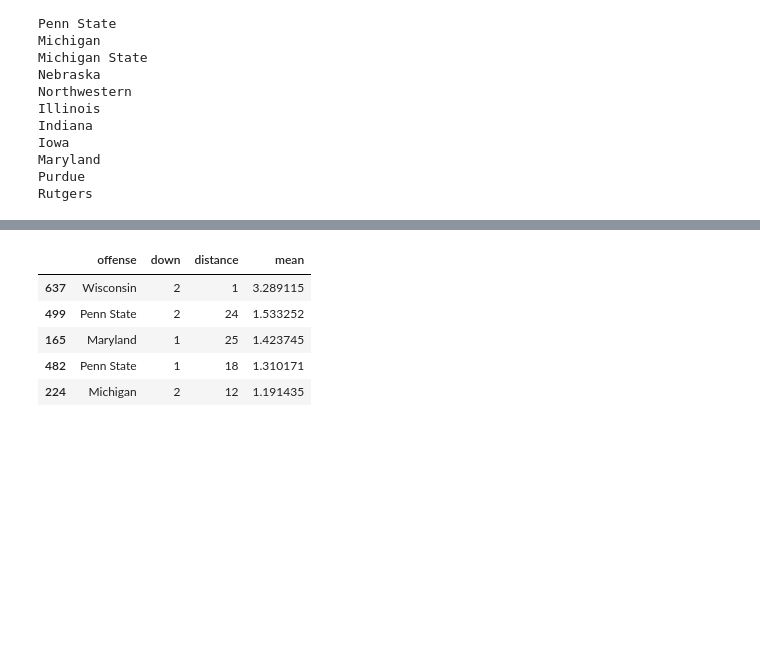
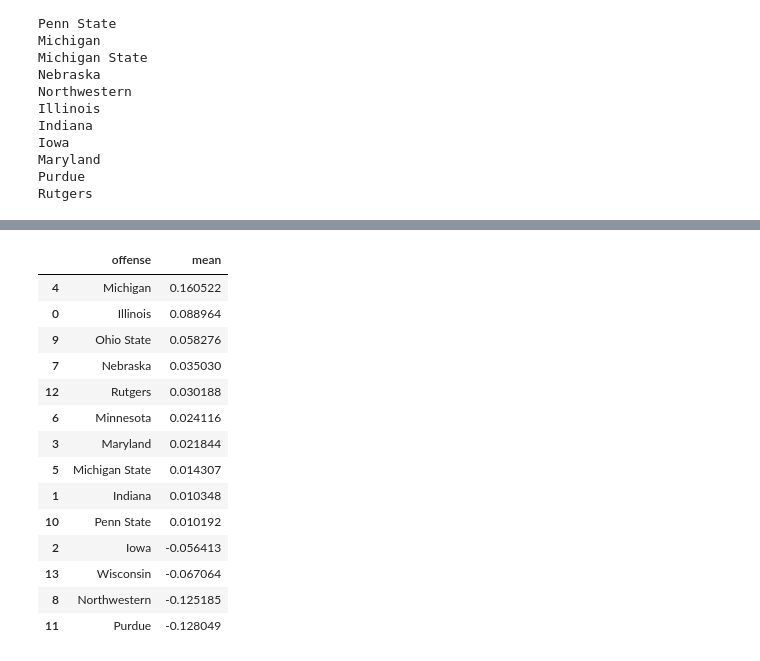
Before and after one commit to jordan-betterman/football-analytics, a Jupyter notebook: dvoa/dvoa/dvoa_calculation.ipynb, the cells around one changed output, grey strips where cells are left out. Saved outputs shown, nothing was run; the diff lists cells and outputs as text; code cells hidden in the pictures; blank space fills up the shorter version.

```diff
--- a/dvoa/dvoa/dvoa_calculation.ipynb
+++ b/dvoa/dvoa/dvoa_calculation.ipynb
@@ -22,3 +20,8 @@ Iowa
 Maryland
 Purdue
 Rutgers
+# %%
+not_big_ten = big_ten[~big_ten.offense.isin(BIG_TEN_TEAMS)]['offense'].unique()
+not_big_ten_play_by_play = play_by_play(not_big_ten.tolist())
+
+big_ten = pd.concat([big_ten, not_big_ten_play_by_play])
@@ -27,17 +48,18 @@ pd.set_option('mode.chained_assignment', None)
 
 big_ten['yards_gained_percentage'] = big_ten['yards_gained'] / big_ten['distance']
 
-values = [1,1,1,3,4,5,-1,-6,(-((99 - big_ten['yard_line']) * (2.6/99)) - 1.4)]
+values = [1,1,1,3,4,5,-1,-6,(-((99 - big_ten['yard_line']) * (2.6/99)) - 1.4),6]
 
-conditions = [(big_ten['down'] == 1) & (big_ten['yards_gained_percentage'] >= 0.45) & (big_ten['yards_gained'] < 10),
-            (big_ten['down'] == 2) & (big_ten['yards_gained_percentage'] >= 0.60) & (big_ten['yards_gained'] < 10),
-            (big_ten['down'] == 3) | (big_ten['down'] == 4) & (big_ten['yards_gained_percentage'] >= 1) & (big_ten['yards_gained'] < 10),
-            (big_ten['yards_gained_percentage'] > 1) & (big_ten['yards_gained'] >= 10) & (big_ten['yards_gained'] < 20),
-            (big_ten['yards_gained_percentage'] > 1) & (big_ten['yards_gained'] >= 20) & (big_ten['yards_gained'] < 40),
-            (big_ten['yards_gained_percentage'] > 1) & (big_ten['yards_gained'] >= 40),
+conditions = [(big_ten['down'] == 1) & (big_ten['yards_gained_percentage'] >= 0.45) & (big_ten['yards_gained'] < 10) & (~big_ten['play_type'].str.contains('Touchdown')),
+            (big_ten['down'] == 2) & (big_ten['yards_gained_percentage'] >= 0.60) & (big_ten['yards_gained'] < 10) & (~big_ten['play_type'].str.contains('Touchdown')),
+            (big_ten['down'] == 3) | (big_ten['down'] == 4) & (big_ten['yards_gained_percentage'] >= 1) & (big_ten['yards_gained'] < 10) & (~big_ten['play_type'].str.contains('Touchdown')),
+            (big_ten['yards_gained_percentage'] > 1) & (big_ten['yards_gained'] >= 10) & (big_ten['yards_gained'] < 20) & (~big_ten['play_type'].str.contains('Touchdown')),
+            (big_ten['yards_gained_percentage'] > 1) & (big_ten['yards_gained'] >= 20) & (big_ten['yards_gained'] < 40) & (~big_ten['play_type'].str.contains('Touchdown')),
+            (big_ten['yards_gained_percentage'] > 1) & (big_ten['yards_gained'] >= 40) & (~big_ten['play_type'].str.contains('Touchdown')),
             (big_ten['yards_gained'] <= -3),
             (big_ten['period'] != 4) & (big_ten['minutes'] > 2) & big_ten['play_type'].str.contains('Interception'),
-            (big_ten['play_type'].str.contains('Fumble'))]
+            (big_ten['play_type'].str.contains('Fumble')),
+            (big_ten['play_type'].str.contains('Touchdown'))]
 
 big_ten['success_points'] = np.select(conditions, values, default=0)
 big_ten['success_points'].unique()
@@ -238,40 +300,49 @@ for row in offense_dvoa_pass.to_dict('records'):
 
 big_ten_offense_pass["success_points_average"] = np.select(conditions, values)
 big_ten_offense_pass["voa"] = big_ten_offense_pass["success_points"] / big_ten_offense_pass["success_points_average"]
 
 defense_adjustment = big_ten_offense_pass.groupby(['down', 'distance', 'defense'])['defense_stopped'].agg(['sum','count']).reset_index()
 defense_adjustment.loc[:, ('percentage')] = defense_adjustment['sum'] / defense_adjustment.groupby(['down', 'distance', 'defense'])["count"].transform('sum')
 
 conditions = []
 values = []
 
 for row in defense_adjustment.to_dict('records'):
     values.append(row['percentage'])
     conditions.append((big_ten_offense_pass["distance"] == row['distance']) & (big_ten_offense_pass["down"] == row['down']) & (big_ten_offense_pass["defense"] == row['defense']))
 
 big_ten_offense_pass['defense_stop_percentage'] = np.select(conditions, values)
 big_ten_offense_pass['adjusted_voa'] = big_ten_offense_pass['voa'] - big_ten_offense_pass['defense_stop_percentage']
 big_ten_offense_pass.replace([np.inf, -np.inf], np.nan, inplace=True)
 big_ten_offense_pass.dropna(subset=['adjusted_voa'], how='all', inplace=True)
 big_ten_offense_pass = big_ten_offense_pass[big_ten_offense_pass['offense'].isin(BIG_TEN_TEAMS)]
 scaler = StandardScaler()
 big_ten_offense_pass['dvoa'] = scaler.fit_transform(big_ten_offense_pass[['adjusted_voa']]).flatten()
 big_ten_offense_pass[['voa', 'defense_stop_percentage', 'adjusted_voa', 'dvoa']].head()
 
 
 big_ten_offense_pass_overall_summary = big_ten_offense_pass.groupby(['offense'])['dvoa'].agg(['mean']).reset_index()
 big_ten_offense_pass_overall_summary = big_ten_offense_pass_overall_summary.sort_values(by='mean', ascending=False)
 
 big_ten_offense_pass_down_distance_summary = big_ten_offense_pass.groupby(['offense', 'down', 'distance'])['dvoa'].agg(['mean']).reset_index()
 big_ten_offense_pass_down_distance_summary = big_ten_offense_pass_down_distance_summary.sort_values(by='mean', ascending=False)
-big_ten_offense_pass_down_distance_summary.head()
+big_ten_offense_pass_overall_summary
 # %% [output]
-|  | offense | down | distance | mean |
-| 637 | Wisconsin | 2 | 1 | 3.289115 |
-| 499 | Penn State | 2 | 24 | 1.533252 |
-| 165 | Maryland | 1 | 25 | 1.423745 |
-| 482 | Penn State | 1 | 18 | 1.310171 |
-| 224 | Michigan | 2 | 12 | 1.191435 |
+|  | offense | mean |
+| 4 | Michigan | 0.160522 |
+| 0 | Illinois | 0.088964 |
+| 9 | Ohio State | 0.058276 |
+| 7 | Nebraska | 0.035030 |
+| 12 | Rutgers | 0.030188 |
+| 6 | Minnesota | 0.024116 |
+| 3 | Maryland | 0.021844 |
+| 5 | Michigan State | 0.014307 |
+| 1 | Indiana | 0.010348 |
+| 10 | Penn State | 0.010192 |
+| 2 | Iowa | -0.056413 |
+| 13 | Wisconsin | -0.067064 |
+| 8 | Northwestern | -0.125185 |
+| 11 | Purdue | -0.128049 |
 # %%
 
 overall_offense = pd.concat([big_ten_offense_pass,big_ten_offense_rush])
```
Also changed, not shown: parts of 13 cells of this notebook, 21 other files.
